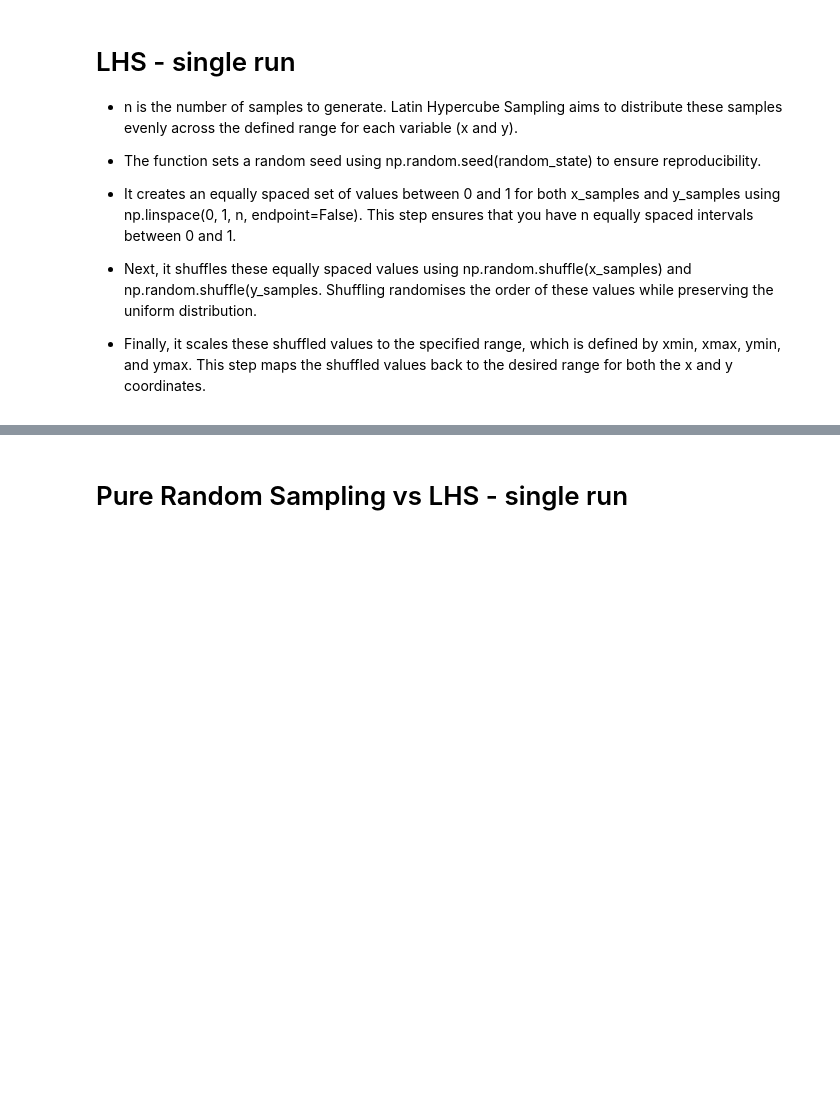
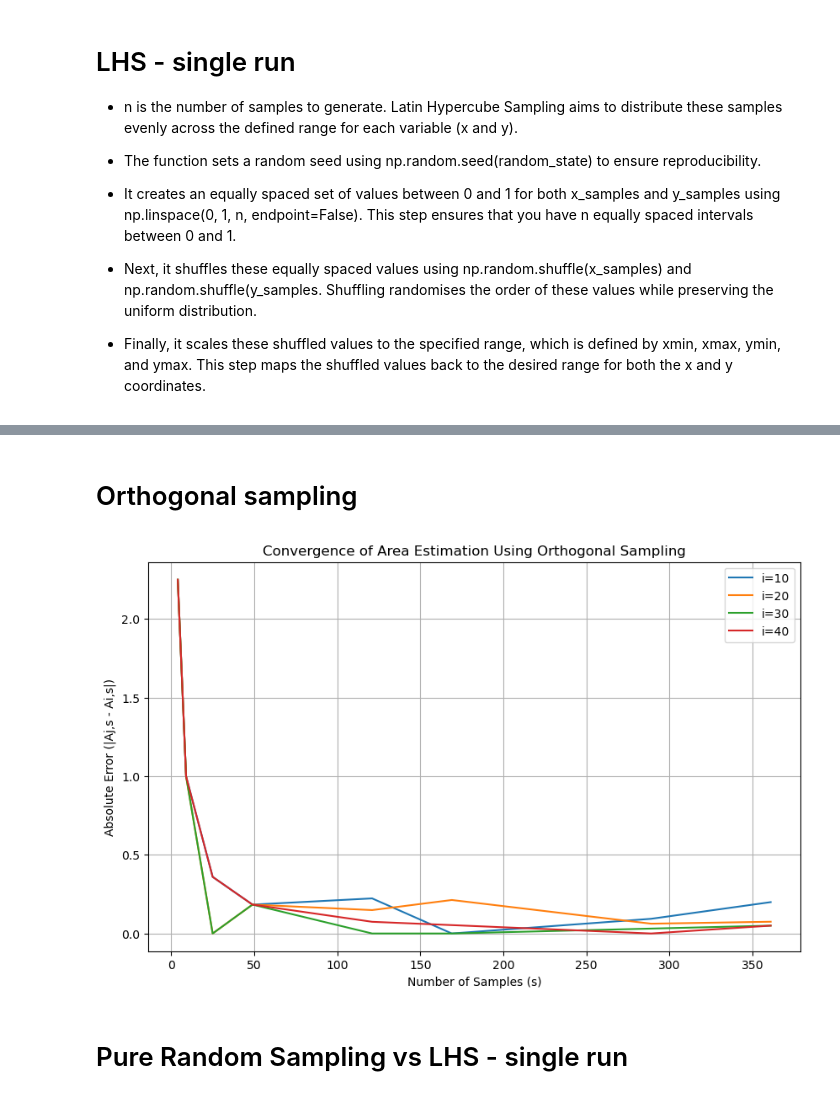
Before and after one commit to guoda23/stochastic_simulation_assignment_1, a Jupyter notebook: MandelBrot.ipynb, the cells around one changed output, grey strips where cells are left out. Saved outputs shown, nothing was run; the diff lists cells and outputs as text; code cells hidden in the pictures; blank space fills up the shorter version.

```diff
--- a/MandelBrot.ipynb
+++ b/MandelBrot.ipynb
@@ -371,3 +383,76 @@ plt.show()
+# %% [markdown]
+# Orthogonal sampling
+# %%
+def get_prime_squares(max_value):
+    """
+    This function outputs prime square values between 1 to some specified maximum value.
+
+    Input: upper bound of prime square value
+
+    Output: list of prime squares from 1 to the upper bound (or up to closest prime square below the upper bound)
+    """
+    # Get a sufficient amount of prime numbers for testing
+    primes = list(sympy.primerange(0.5*(max_value)))
+    # Add a prime square if within bounds
+    prime_squares = [p**2 for p in primes if p**2 < max_value]
+
+    return prime_squares
+
+
+# Define the bounding box for the Mandelbrot set
+xmin, xmax, ymin, ymax = -2.0, 1.0, -1.5, 1.5
+
+# Initialize variables
+i_max = 50  # Maximum number of iterations
+s_max = 500  # Maximum number of samples
+
+# Filter sample sizes for orthogonal sampling: can only be squares of a prime
+sample_sizes = get_prime_squares(s_max)
+
+# Create arrays to store results
+area_estimations = np.zeros((i_max, s_max))
+
+# Convergence analysis loop
+for i in range(1, i_max + 1):
+    for s in sample_sizes:
+        # Perform Monte Carlo integration using Latin Hypercube Sampling
+        AM = 0.0
+
+        # Generate samples with Orhtogonal Sampling method
+        x_samples, y_samples = latin_hypercube_sampling(s, random_state=i * s, orthogonal_sampling=True)
+
+        for x, y in zip(x_samples, y_samples):
+            c = complex(x, y)
+            z = c
+
+            for j in range(i):
+                if abs(z) > 2.0:
+                    break
+                z = z * z + c
+            else:
+                # Point is inside the Mandelbrot set
+                AM += 1
+
+        AM = (AM / s) * (xmax - xmin) * (ymax - ymin)  # Scale to the full area
+
+        # Store the area estimation
+        area_estimations[i - 1, s - 1] = AM
+
+# print(np.nonzero(area_estimations))
+
+# Analyze and compare the convergence behaviors
+plt.figure(figsize=(10, 6))
+for i in range(10, i_max, 10):
+    errors = [np.abs(area_estimations[i - 2, s - 1] - area_estimations[i - 1, s - 1]) for s in sample_sizes]
+    plt.plot(sample_sizes, errors, label=f'i={i}')
+plt.xlabel('Number of Samples (s)')
+plt.ylabel('Absolute Error (|Aj,s - Ai,s|)')
+plt.legend()
+plt.title('Convergence of Area Estimation Using Orthogonal Sampling')
+plt.grid(True)
+plt.show()
+# %% [output]
+[figure, added]
 # %% [markdown]
 # Pure Random Sampling vs LHS - single run
 # %%
```
Also changed, not shown: parts of 8 cells of this notebook.
